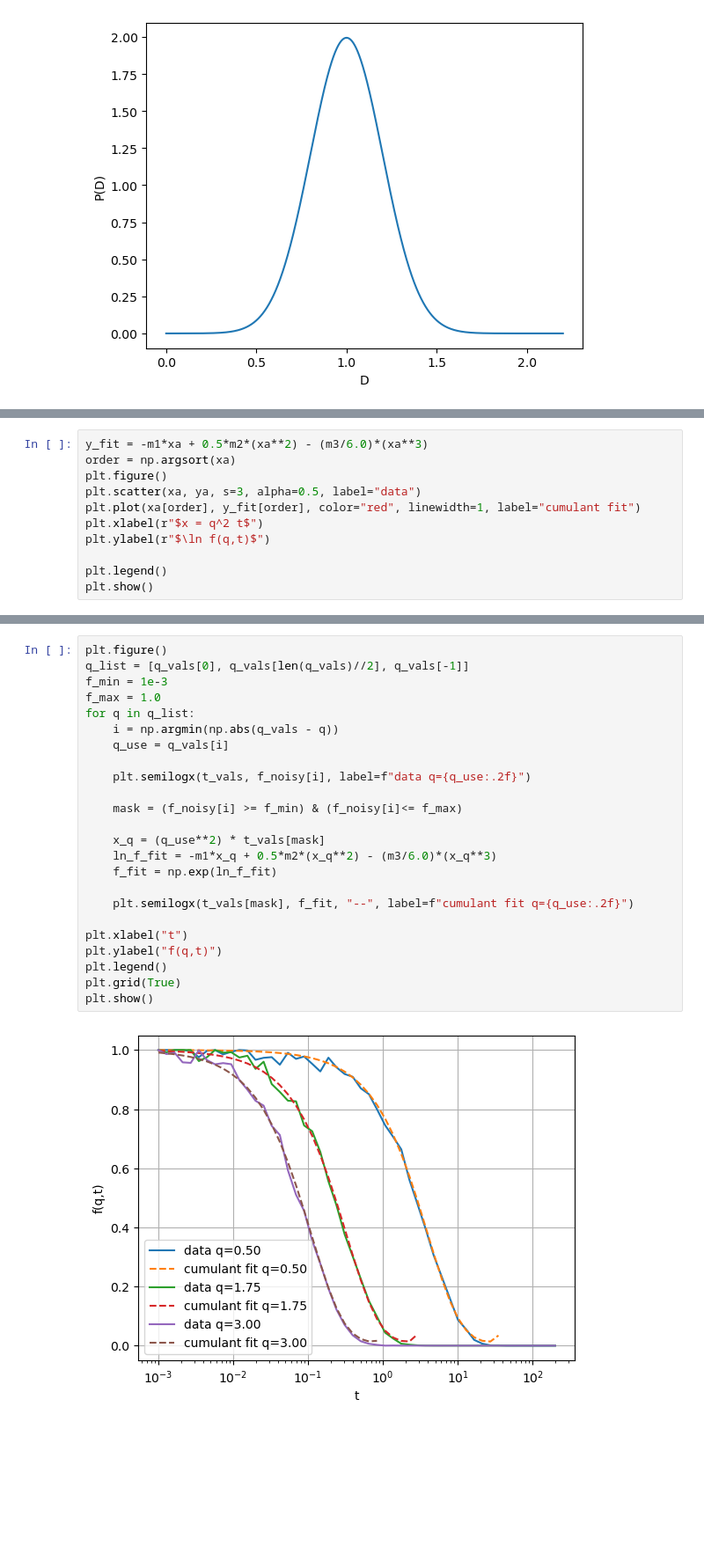
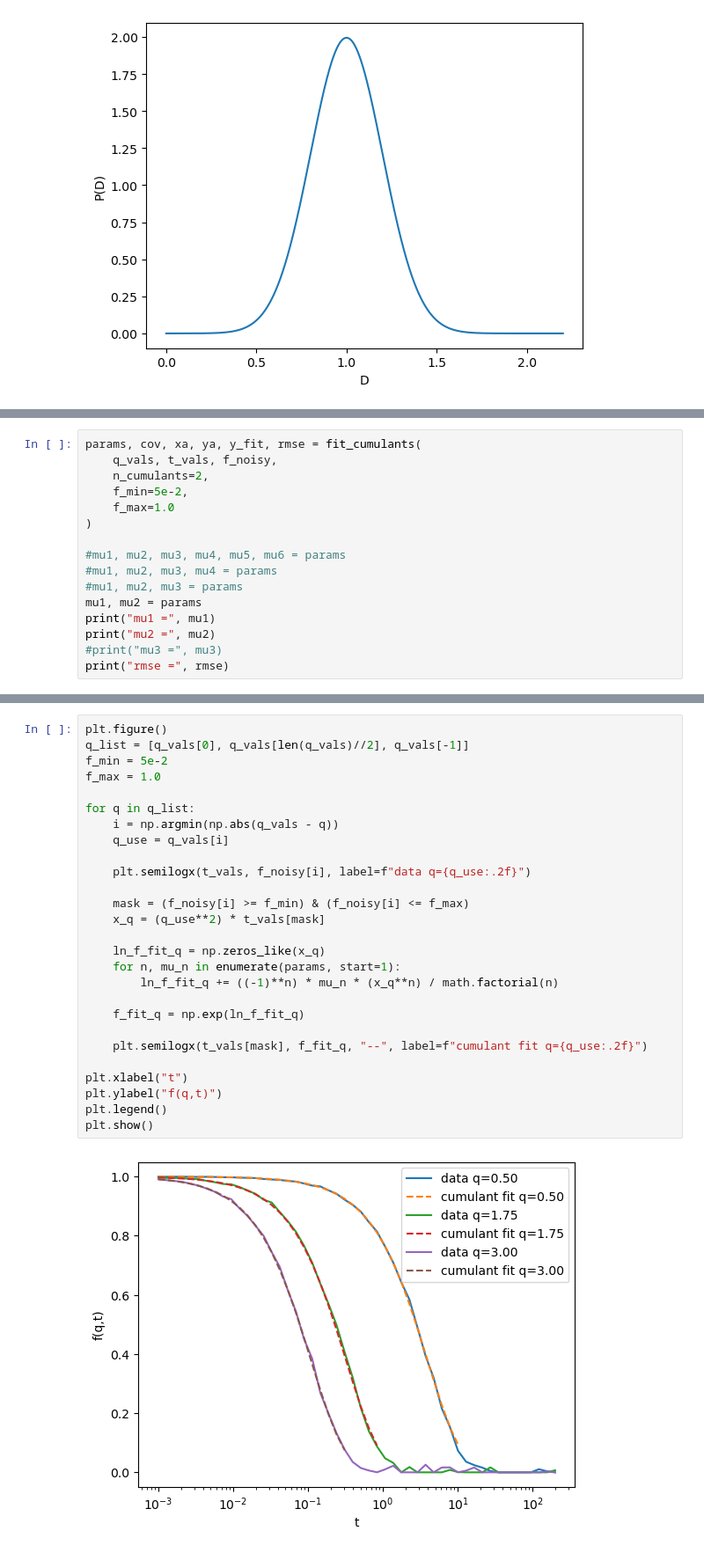
Before and after one commit to ACobo98/DDM, a Jupyter notebook: Cumulant.ipynb, the cells around one changed output, grey strips where cells are left out. Shown at 88% size. Cells and saved outputs as stored; diff of their text form; blank space fills up the shorter version.

```diff
--- a/Cumulant.ipynb
+++ b/Cumulant.ipynb
@@ -118,11 +74,0 @@ ya = np.array(ya)
-# %%
-y_fit = -m1*xa + 0.5*m2*(xa**2) - (m3/6.0)*(xa**3)
-order = np.argsort(xa)
-plt.figure()
-plt.scatter(xa, ya, s=3, alpha=0.5, label="data")
-plt.plot(xa[order], y_fit[order], color="red", linewidth=1, label="cumulant fit")
-plt.xlabel(r"$x = q^2 t$")
-plt.ylabel(r"$\ln f(q,t)$")
-
-plt.legend()
-plt.show()
@@ -130,0 +134,16 @@ plt.show()
+# %%
+params, cov, xa, ya, y_fit, rmse = fit_cumulants(
+    q_vals, t_vals, f_noisy,
+    n_cumulants=2,
+    f_min=5e-2,
+    f_max=1.0
+)
+
+#mu1, mu2, mu3, mu4, mu5, mu6 = params
+#mu1, mu2, mu3, mu4 = params
+#mu1, mu2, mu3 = params
+mu1, mu2 = params
+print("mu1 =", mu1)
+print("mu2 =", mu2)
+#print("mu3 =", mu3)
+print("rmse =", rmse)
@@ -131,26 +166,29 @@ plt.show()
 # %%
 plt.figure()
 q_list = [q_vals[0], q_vals[len(q_vals)//2], q_vals[-1]]
-f_min = 1e-3
+f_min = 5e-2
 f_max = 1.0
+
 for q in q_list:
     i = np.argmin(np.abs(q_vals - q))
     q_use = q_vals[i]
 
     plt.semilogx(t_vals, f_noisy[i], label=f"data q={q_use:.2f}")
 
-    mask = (f_noisy[i] >= f_min) & (f_noisy[i]<= f_max)
+    mask = (f_noisy[i] >= f_min) & (f_noisy[i] <= f_max)
+    x_q = (q_use**2) * t_vals[mask]
 
-    x_q = (q_use**2) * t_vals[mask]
-    ln_f_fit = -m1*x_q + 0.5*m2*(x_q**2) - (m3/6.0)*(x_q**3)
-    f_fit = np.exp(ln_f_fit)
+    ln_f_fit_q = np.zeros_like(x_q)
+    for n, mu_n in enumerate(params, start=1):
+        ln_f_fit_q += ((-1)**n) * mu_n * (x_q**n) / math.factorial(n)
 
-    plt.semilogx(t_vals[mask], f_fit, "--", label=f"cumulant fit q={q_use:.2f}")
+    f_fit_q = np.exp(ln_f_fit_q)
+
+    plt.semilogx(t_vals[mask], f_fit_q, "--", label=f"cumulant fit q={q_use:.2f}")
 
 plt.xlabel("t")
 plt.ylabel("f(q,t)")
 plt.legend()
-plt.grid(True)
 plt.show()
 # %% [output]
-[figure, old version]
+[figure, new version]
```
Also changed, not shown: parts of 12 cells of this notebook.
